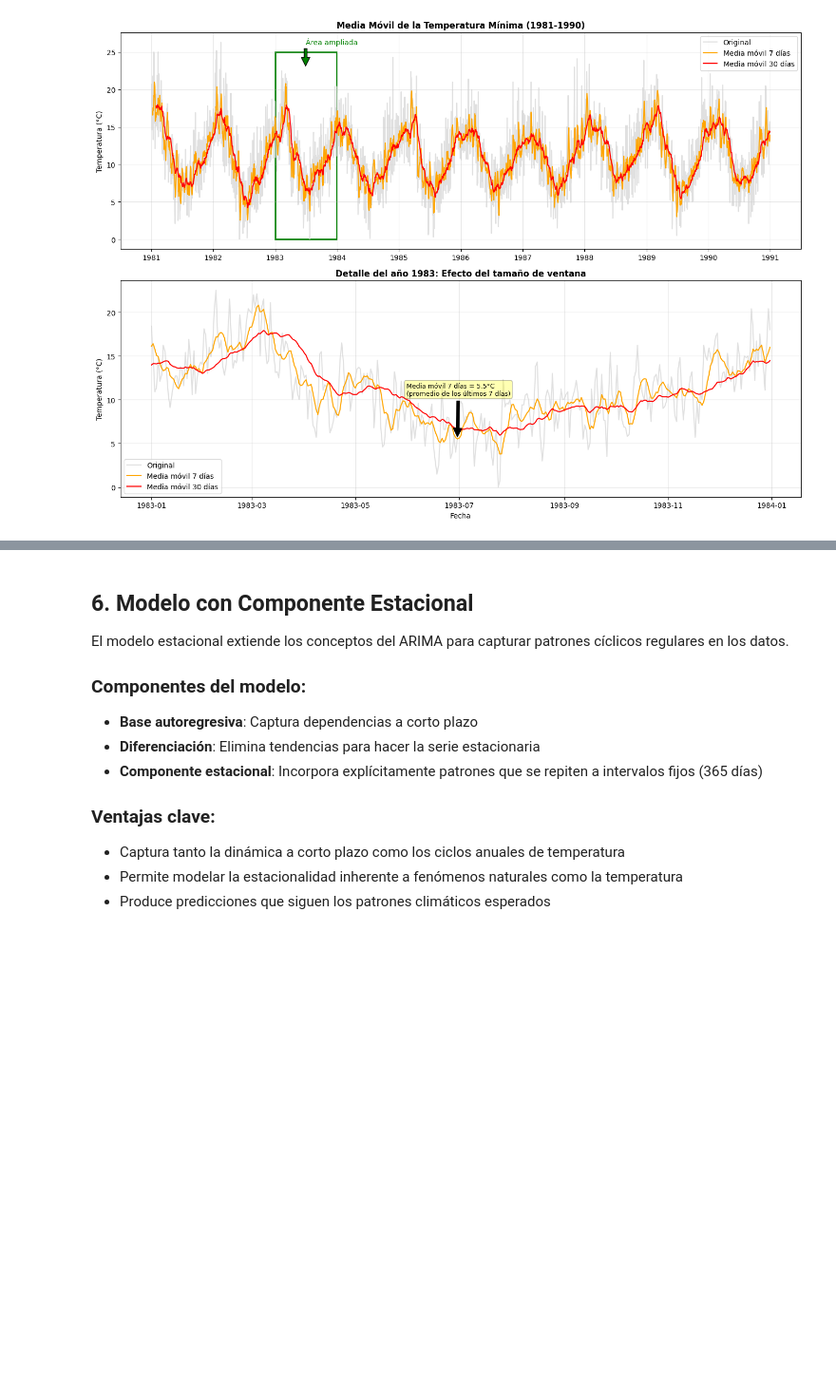
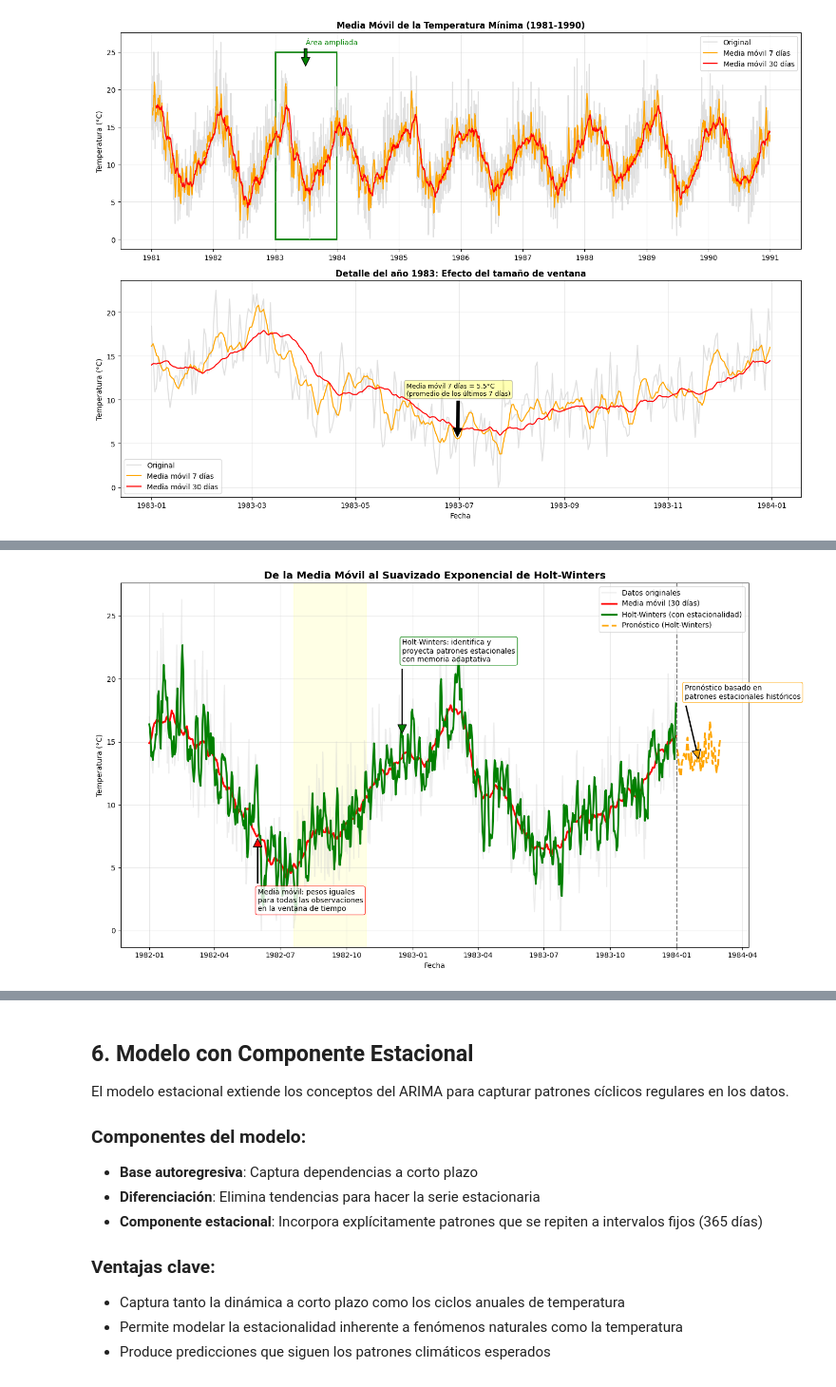
Before and after one commit to peperuizdev/pildora_series_temporales, a Jupyter notebook: notebooks/BlockTwo_ClassicModels.ipynb, the cells around one changed output, grey strips where cells are left out. Shown at 95% size. Saved outputs shown, nothing was run; the diff lists cells and outputs as text; code cells hidden in the pictures; blank space fills up the shorter version.

Commit message:
Fix: change block 2 models

```diff
--- a/notebooks/BlockTwo_ClassicModels.ipynb
+++ b/notebooks/BlockTwo_ClassicModels.ipynb
@@ -351,0 +175,83 @@ ARIMA(5,1,0) - MAE: 3.32°C, RMSE: 3.99°C
+# %%
+# Crear una figura única más simple
+plt.figure(figsize=(14, 8))
+
+# Extraer un periodo más corto para mejor visualización (2 años)
+start_idx = 365  # Comenzar en el segundo año
+end_idx = start_idx + 365*2  # Mostrar 2 años
+
+# Datos originales con transparencia
+plt.plot(df.index[start_idx:end_idx], df['Temp'].iloc[start_idx:end_idx],
+         color='lightgray', label='Datos originales', alpha=0.4)
+
+# Media móvil para comparación
+plt.plot(df.index[start_idx:end_idx],
+         df['Temp'].rolling(window=30, center=True).mean().iloc[start_idx:end_idx],
+         color='red', label='Media móvil (30 días)', linewidth=2.5)
+
+# Suavizado exponencial Holt-Winters (con estacionalidad)
+hw_model = ExponentialSmoothing(df['Temp'],
+                               seasonal_periods=365,
+                               trend='add',
+                               seasonal='add').fit()
+plt.plot(df.index[start_idx:end_idx], hw_model.fittedvalues.iloc[start_idx:end_idx],
+         color='green', label='Holt-Winters (con estacionalidad)', linewidth=2.5)
+
+# Añadir pronóstico para Holt-Winters (solo 60 días para no dejar mucho espacio en blanco)
+try:
+    forecast_horizon = 60
+    last_data_point = end_idx
+    forecast = hw_model.forecast(forecast_horizon)
+
+    # Crear un índice apropiado para el pronóstico
+    if isinstance(df.index, pd.DatetimeIndex):
+        forecast_dates = pd.date_range(start=df.index[last_data_point], periods=forecast_horizon+1)[1:]
+        forecast.index = forecast_dates
+    else:
+        forecast.index = np.arange(last_data_point, last_data_point + forecast_horizon)
+
+    # Graficar el pronóstico
+    plt.plot(forecast.index, forecast, color='orange',
+             label='Pronóstico (Holt-Winters)', linewidth=2.5, linestyle='--')
+
+    # Línea vertical que separa datos reales y pronóstico
+    plt.axvline(x=df.index[last_data_point], color='black', linestyle='--', alpha=0.5)
+
+    # Anotación para el pronóstico
+    plt.annotate('Pronóstico basado en\npatrones estacionales históricos',
+                xy=(forecast.index[30], forecast.iloc[30]),
+                xytext=(forecast.index[10], forecast.iloc[30] + 5),
+                arrowprops=dict(facecolor='orange', shrink=0.05, width=1),
+                fontsize=10, bbox=dict(boxstyle="round", fc="white", ec="orange", alpha=0.8))
+except:
+    pass
+
+# Configuración del gráfico
+plt.title('De la Media Móvil al Suavizado Exponencial de Holt-Winters', fontsize=14, fontweight='bold')
+plt.xlabel('Fecha')
+plt.ylabel('Temperatura (°C)')
+plt.grid(True, alpha=0.3)
+plt.legend(loc='best')
+
+# Anotaciones clave que explican las diferencias
+plt.annotate('Media móvil: pesos iguales\npara todas las observaciones\nen la ventana de tiempo',
+            xy=(df.index[start_idx + 150], df['Temp'].rolling(window=30, center=True).mean().iloc[start_idx + 150]),
+            xytext=(df.index[start_idx + 150], df['Temp'].rolling(window=30, center=True).mean().iloc[start_idx + 150] - 6),
+            arrowprops=dict(facecolor='red', shrink=0.05, width=1),
+            fontsize=10, bbox=dict(boxstyle="round", fc="white", ec="red", alpha=0.8))
+
+plt.annotate('Holt-Winters: identifica y\nproyecta patrones estacionales\ncon memoria adaptativa',
+            xy=(df.index[start_idx + 350], hw_model.fittedvalues.iloc[start_idx + 350]),
+            xytext=(df.index[start_idx + 350], hw_model.fittedvalues.iloc[start_idx + 350] + 6),
+            arrowprops=dict(facecolor='green', shrink=0.05, width=1),
+            fontsize=10, bbox=dict(boxstyle="round", fc="white", ec="green", alpha=0.8))
+
+# Opcional: resaltar un área donde las diferencias son más notables
+highlight_start = start_idx + 200
+highlight_end = start_idx + 300
+plt.axvspan(df.index[highlight_start], df.index[highlight_end], color='yellow', alpha=0.1)
+
+plt.tight_layout()
+plt.show()
+# %% [output]
+[figure, added]
```
Also changed, not shown: parts of 9 cells of this notebook.
